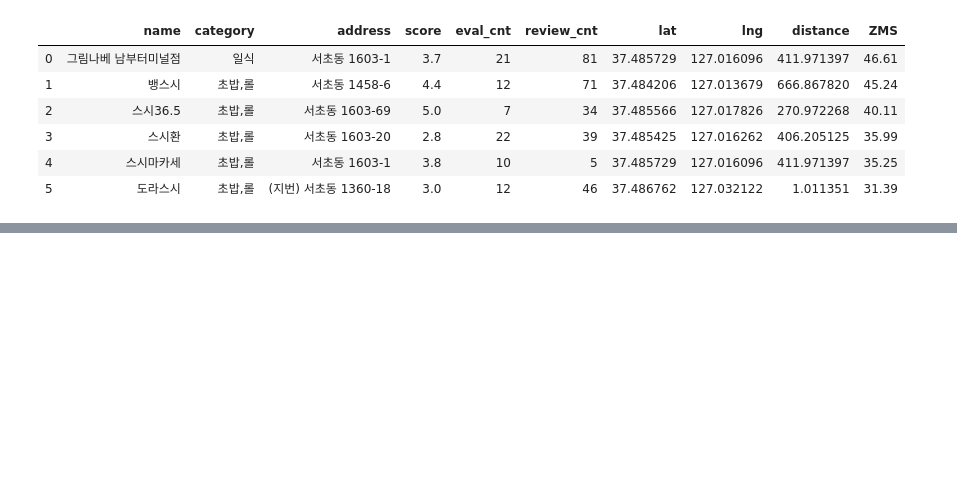
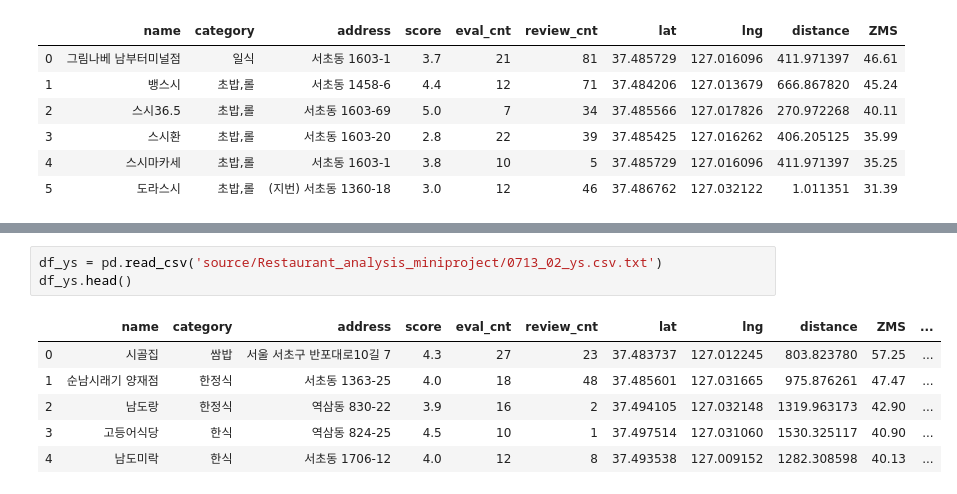
Before and after one commit to Sean-Parkk/playdata_miniproject, a Jupyter notebook: 귀여운펭귄처럼_분석.ipynb, the cells around one changed output, grey strips where cells are left out. Drawn from its saved outputs; the diff is of its cells as text; blank space fills up the shorter version.

```diff
--- a/귀여운펭귄처럼_분석.ipynb
+++ b/귀여운펭귄처럼_분석.ipynb
@@ -917,0 +908,10 @@ interactive(children=(IntSlider(value=30, description='ZMS'), Dropdown(descripti
+# %%
+df_ys = pd.read_csv('source/Restaurant_analysis_miniproject/0713_02_ys.csv.txt')
+df_ys.head()
+# %% [output]
+|  | name | category | address | score | eval_cnt | review_cnt | lat | lng | distance | ZMS | ... |
+| 0 | 시골집 | 쌈밥 | 서울 서초구 반포대로10길 7 | 4.3 | 27 | 23 | 37.483737 | 127.012245 | 803.823780 | 57.25 | ... |
+| 1 | 순남시래기 양재점 | 한정식 | 서초동 1363-25 | 4.0 | 18 | 48 | 37.485601 | 127.031665 | 975.876261 | 47.47 | ... |
+| 2 | 남도랑 | 한정식 | 역삼동 830-22 | 3.9 | 16 | 2 | 37.494105 | 127.032148 | 1319.963173 | 42.90 | ... |
+| 3 | 고등어식당 | 한식 | 역삼동 824-25 | 4.5 | 10 | 1 | 37.497514 | 127.031060 | 1530.325117 | 40.90 | ... |
+| 4 | 남도미락 | 한식 | 서초동 1706-12 | 4.0 | 12 | 8 | 37.493538 | 127.009152 | 1282.308598 | 40.13 | ... |
```
Also changed, not shown: parts of 28 cells of this notebook.
